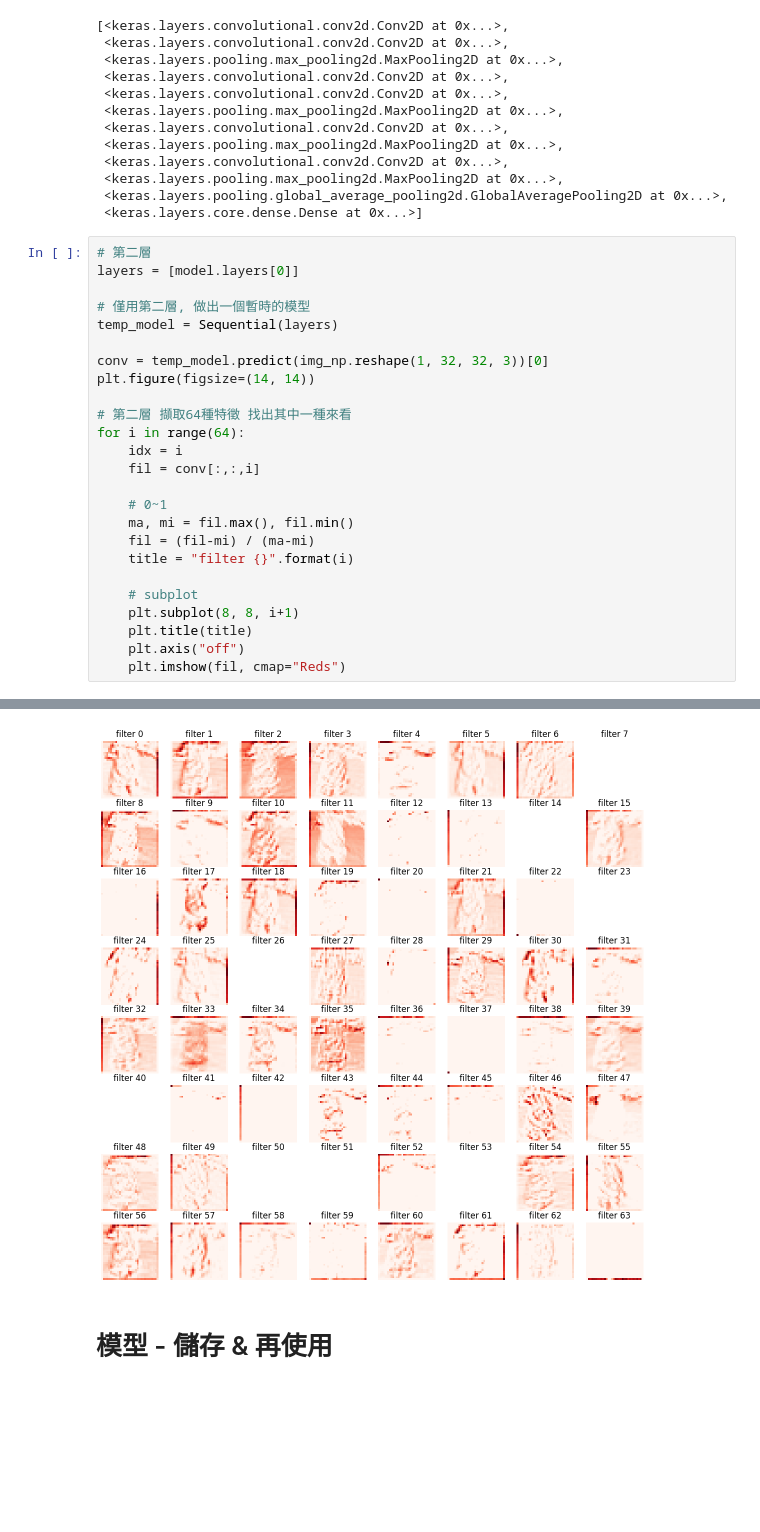
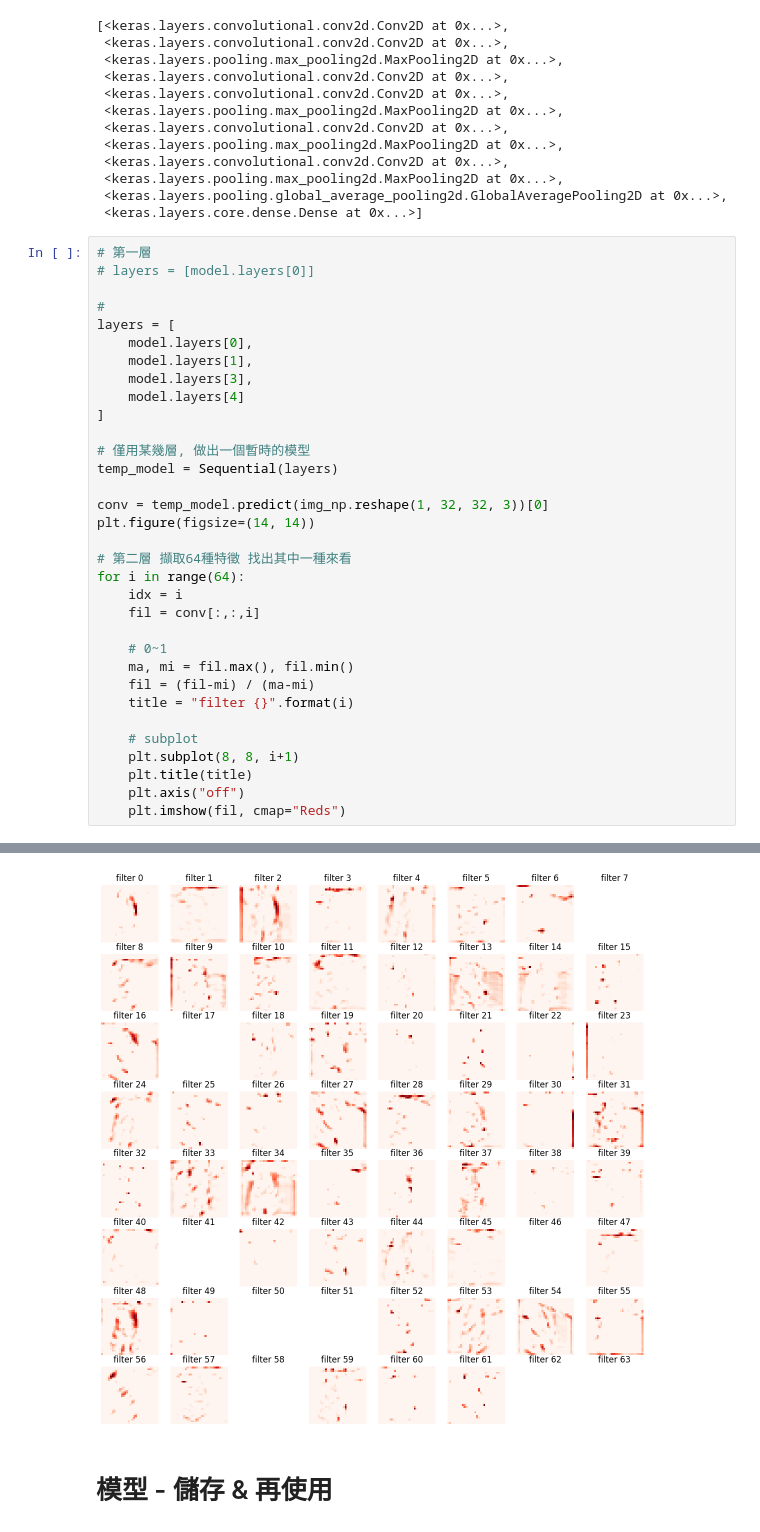
Before and after one commit to h0806449f/TensorFlow, a Jupyter notebook: Tibame_TensorFlow_CIFAR10.ipynb, the cells around one changed output, grey strips where cells are left out. Saved outputs shown, nothing was run; the diff lists cells and outputs as text; blank space fills up the shorter version.

```diff
--- a/Tibame_TensorFlow_CIFAR10.ipynb
+++ b/Tibame_TensorFlow_CIFAR10.ipynb
@@ -365,10 +370,18 @@ model.layers
  <keras.layers.pooling.global_average_pooling2d.GlobalAveragePooling2D at 0x...>,
  <keras.layers.core.dense.Dense at 0x...>]
 # %%
-# 第二層
-layers = [model.layers[0]]
+# 第一層
+# layers = [model.layers[0]]
 
-# 僅用第二層, 做出一個暫時的模型
+#
+layers = [
+    model.layers[0],
+    model.layers[1],
+    model.layers[3],
+    model.layers[4]
+]
+
+# 僅用某幾層, 做出一個暫時的模型
 temp_model = Sequential(layers)
 
 conv = temp_model.predict(img_np.reshape(1, 32, 32, 3))[0]
@@ -394,4 +407,4 @@ for i in range(64):
-[figure, old version]
+[figure, new version]
 # %% [markdown]
 # 模型 - 儲存 & 再使用
 # %%
```
Also changed, not shown: parts of 10 cells of this notebook.
